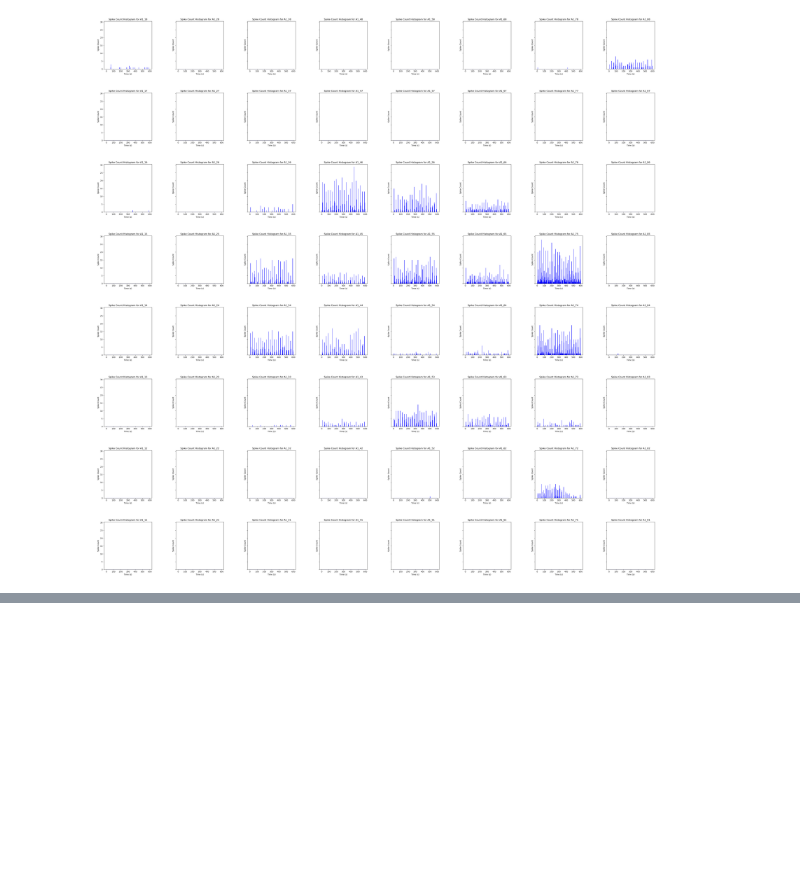
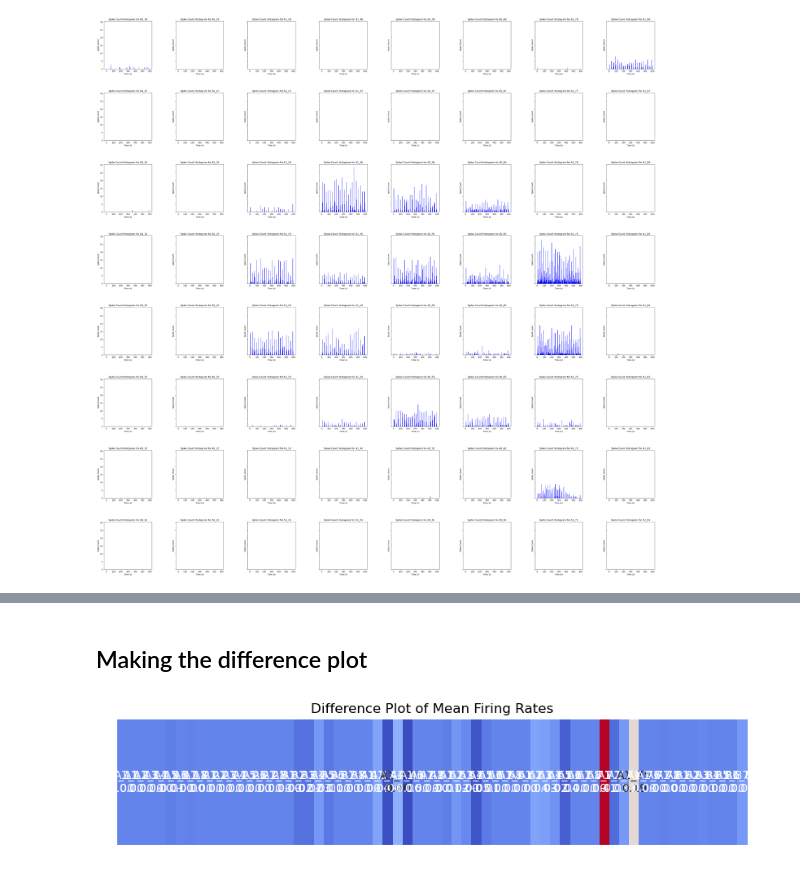
Before and after one commit to Micquoy13/MEA_data, a Jupyter notebook: All PSTH Before Hypoxia Plate 4(001)(000)_spike_counts.ipynb, the cells around one changed output, grey strips where cells are left out. Drawn from its saved outputs; the diff is of its cells as text; code cells hidden in the pictures; blank space fills up the shorter version.

Commit message:
All of my attempts to get this plot working before I clean it up

```diff
--- a/All PSTH Before Hypoxia Plate 4(001)(000)_spike_counts.ipynb
+++ b/All PSTH Before Hypoxia Plate 4(001)(000)_spike_counts.ipynb
@@ -401,19 +164,0 @@ Mean Firing Rate for the last 200 seconds: 0.24 Hz
-# %%
-# Perform normality test using Shapiro-Wilk test
-for col in columns_to_process:
-    _, p_value_first_segment = shapiro(sorted_counts_np[col][:first_segment_end_idx])
-    _, p_value_last_segment = shapiro(sorted_counts_np[col][last_segment_start_idx:])
-
-    print(f'Shapiro test p-value for {col} - first segment: {p_value_first_segment:.3e}')
-    print(f'Shapiro test p-value for {col} - last segment: {p_value_last_segment:.3e}')
-
-    # Write a print statement if the column data is normal or not
-    if p_value_first_segment > 0.05:
-        print(f'{col} data is normally distributed in the first segment')
-    else:
-        print(f'{col} data is not normally distributed in the first segment')
-
-    if p_value_last_segment > 0.05:
-        print(f'{col} data is normally distributed in the last segment')
-    else:
-        print(f'{col} data is not normally distributed in the last segment')
@@ -942,0 +430,28 @@ KeyError: 'column'
+# %% [markdown]
+## Making the difference plot
+# %%
+import numpy as np
+import seaborn as sns
+import matplotlib.pyplot as plt
+
+# Assuming first_segment_mean_firing_rate and last_segment_mean_firing_rate are dictionaries
+# and columns_to_process is a list of column names
+
+# Calculate the differences
+differences = {column: first_segment_mean_firing_rate[column] - last_segment_mean_firing_rate[column]
+               for column in first_segment_mean_firing_rate}
+
+# Convert the differences to a numpy array for heatmap
+columns = list(differences.keys())
+differences_array = np.array(list(differences.values())).reshape(1, -1)
+
+# Create an annotation array with column names and differences
+annot_array = np.array([f'{col}\n{diff:.2f}' for col, diff in differences.items()]).reshape(1, -1)
+
+# Create a heat map
+plt.figure(figsize=(10, 2))  # Adjust the height to fit the single row
+ax = sns.heatmap(differences_array, cmap='coolwarm', annot=annot_array, fmt='', xticklabels=False, yticklabels=False, cbar=False)
+ax.set_title('Difference Plot of Mean Firing Rates')
+plt.show()
+# %% [output]
+[figure, added]
```
Also changed, not shown: parts of 34 cells of this notebook.
